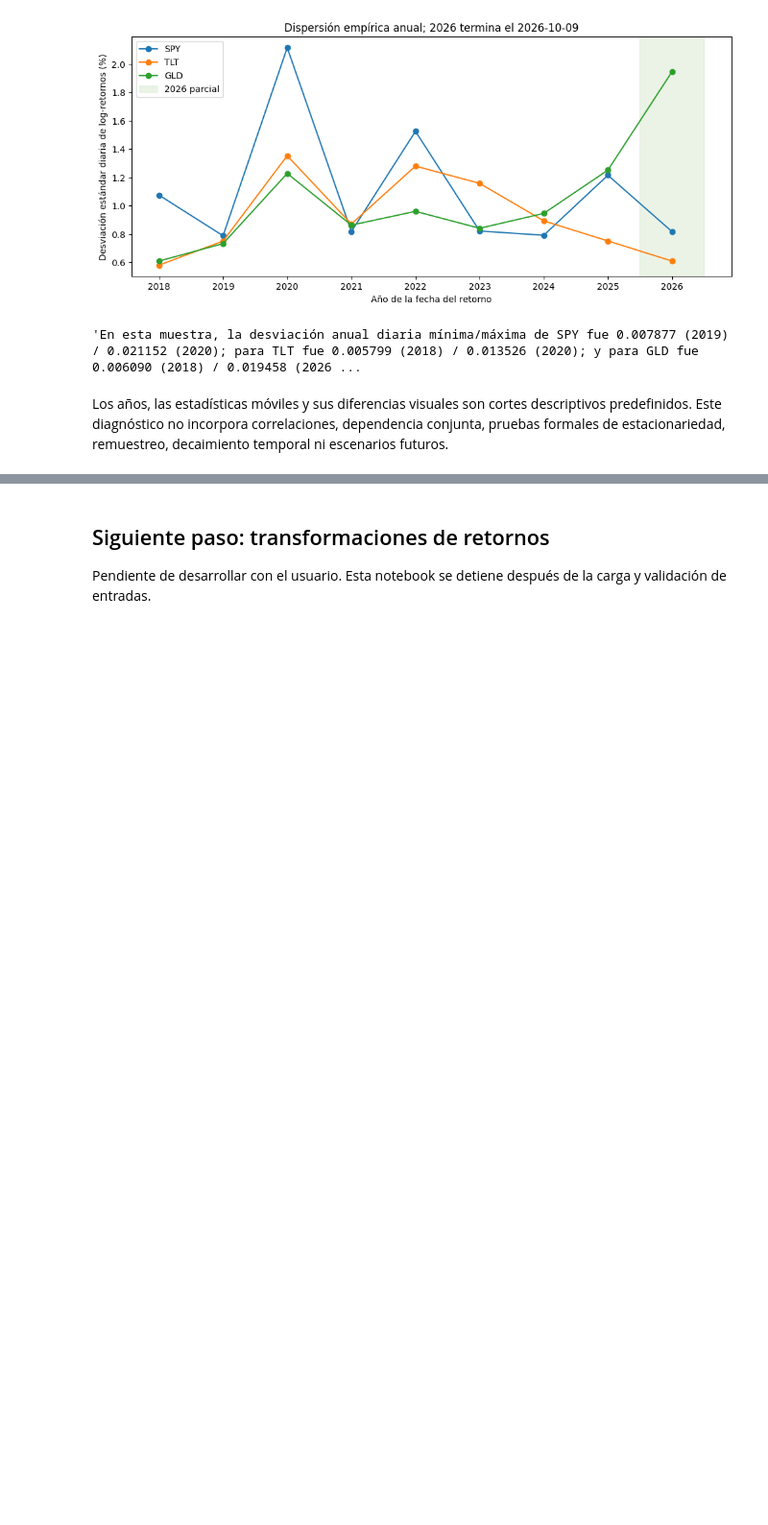
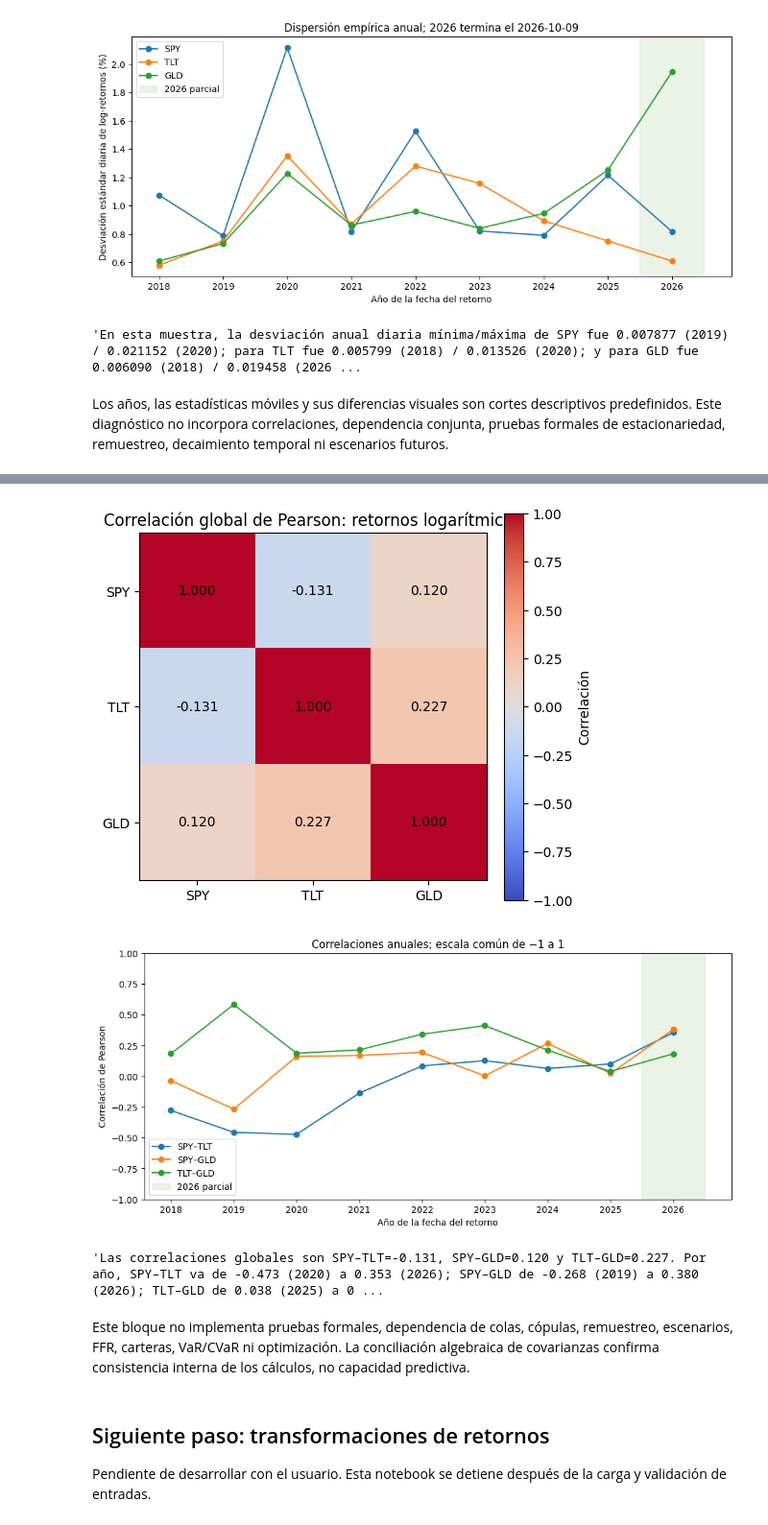
Before and after one commit to ADRIANVM117/data-science-portfolio, a Jupyter notebook: scenario-portfolio-lab/notebooks/02_returns_and_empirical_distribution.ipynb, the cells around one changed output, grey strips where cells are left out. Shown at 96% size. Saved outputs shown, nothing was run; the diff lists cells and outputs as text; code cells hidden in the pictures; blank space fills up the shorter version.

```diff
--- a/scenario-portfolio-lab/notebooks/02_returns_and_empirical_distribution.ipynb
+++ b/scenario-portfolio-lab/notebooks/02_returns_and_empirical_distribution.ipynb
@@ -765,3 +937,50 @@ Los años, las estadísticas móviles y sus diferencias visuales son cortes desc
+# %%
+import matplotlib.pyplot as plt
+
+example_correlation_values = global_correlation[np.ix_(example_indices, example_indices)]
+fig, axis = plt.subplots(figsize=(5.2, 4.4), constrained_layout=True)
+image = axis.imshow(example_correlation_values, vmin=-1.0, vmax=1.0, cmap='coolwarm')
+axis.set_xticks(range(len(EXPOSURE_EXAMPLES)), EXPOSURE_EXAMPLES)
+axis.set_yticks(range(len(EXPOSURE_EXAMPLES)), EXPOSURE_EXAMPLES)
+for row in range(len(EXPOSURE_EXAMPLES)):
+    for column in range(len(EXPOSURE_EXAMPLES)):
+        axis.text(column, row, f'{example_correlation_values[row, column]:.3f}', ha='center', va='center', color='black')
+axis.set_title('Correlación global de Pearson: retornos logarítmicos')
+fig.colorbar(image, ax=axis, label='Correlación')
+plt.show()
+
+fig, axis = plt.subplots(figsize=(10, 4.6), constrained_layout=True)
+for pair in annual_example_pair_correlations['pair'].unique(maintain_order=True).to_list():
+    pair_view = annual_example_pair_correlations.filter(pl.col('pair') == pair).sort('year')
+    axis.plot(pair_view['year'].to_list(), pair_view['correlation'].to_list(), marker='o', label=pair)
+axis.axvspan(2025.5, 2026.5, color='#D9EAD3', alpha=0.55, label='2026 parcial')
+axis.set_xticks(calendar_years)
+axis.set_ylim(-1.0, 1.0)
+axis.set_xlabel('Año de la fecha del retorno')
+axis.set_ylabel('Correlación de Pearson')
+axis.set_title('Correlaciones anuales; escala común de −1 a 1')
+axis.legend(loc='best')
+plt.show()
+
+global_pair_values = {f'{left}–{right}': float(global_correlation[return_symbols.index(left), return_symbols.index(right)]) for left, right in example_pairs}
+pair_ranges = {}
+for pair in global_pair_values:
+    pair_values = annual_example_pair_correlations.filter(pl.col('pair') == pair)
+    pair_ranges[pair] = (pair_values.sort('correlation').row(0, named=True), pair_values.sort('correlation', descending=True).row(0, named=True))
+dependency_interpretation = (
+    f"Las correlaciones globales son SPY–TLT={global_pair_values['SPY–TLT']:.3f}, SPY–GLD={global_pair_values['SPY–GLD']:.3f} y TLT–GLD={global_pair_values['TLT–GLD']:.3f}. "
+    f"Por año, SPY–TLT va de {pair_ranges['SPY–TLT'][0]['correlation']:.3f} ({pair_ranges['SPY–TLT'][0]['year']}) a {pair_ranges['SPY–TLT'][1]['correlation']:.3f} ({pair_ranges['SPY–TLT'][1]['year']}); "
+    f"SPY–GLD de {pair_ranges['SPY–GLD'][0]['correlation']:.3f} ({pair_ranges['SPY–GLD'][0]['year']}) a {pair_ranges['SPY–GLD'][1]['correlation']:.3f} ({pair_ranges['SPY–GLD'][1]['year']}); "
+    f"TLT–GLD de {pair_ranges['TLT–GLD'][0]['correlation']:.3f} ({pair_ranges['TLT–GLD'][0]['year']}) a {pair_ranges['TLT–GLD'][1]['correlation']:.3f} ({pair_ranges['TLT–GLD'][1]['year']}). "
+    'La correlación global no es simplemente el promedio de correlaciones anuales, porque las medias, covarianzas y conteos de cada año intervienen en su agregación. Estas diferencias pueden reflejar variabilidad muestral y no constituyen evidencia concluyente de un cambio en la dependencia. Conservar sólo marginales perdería las coincidencias contemporáneas entre instrumentos; estos resultados no implican causalidad, independencia, cobertura futura ni recomendaciones.'
+)
+dependency_interpretation
+# %% [output]
+[figure, added]
+[figure, added]
+'Las correlaciones globales son SPY–TLT=-0.131, SPY–GLD=0.120 y TLT–GLD=0.227. Por año, SPY–TLT va de -0.473 (2020) a 0.353 (2026); SPY–GLD de -0.268 (2019) a 0.380 (2026); TLT–GLD de 0.038 (2025) a 0 ...
+# %% [markdown]
+Este bloque no implementa pruebas formales, dependencia de colas, cópulas, remuestreo, escenarios, FFR, carteras, VaR/CVaR ni optimización. La conciliación algebraica de covarianzas confirma consistencia interna de los cálculos, no capacidad predictiva.
 # %% [markdown]
 ## Siguiente paso: transformaciones de retornos
 
```
Also changed, not shown: parts of 3 cells of this notebook.
